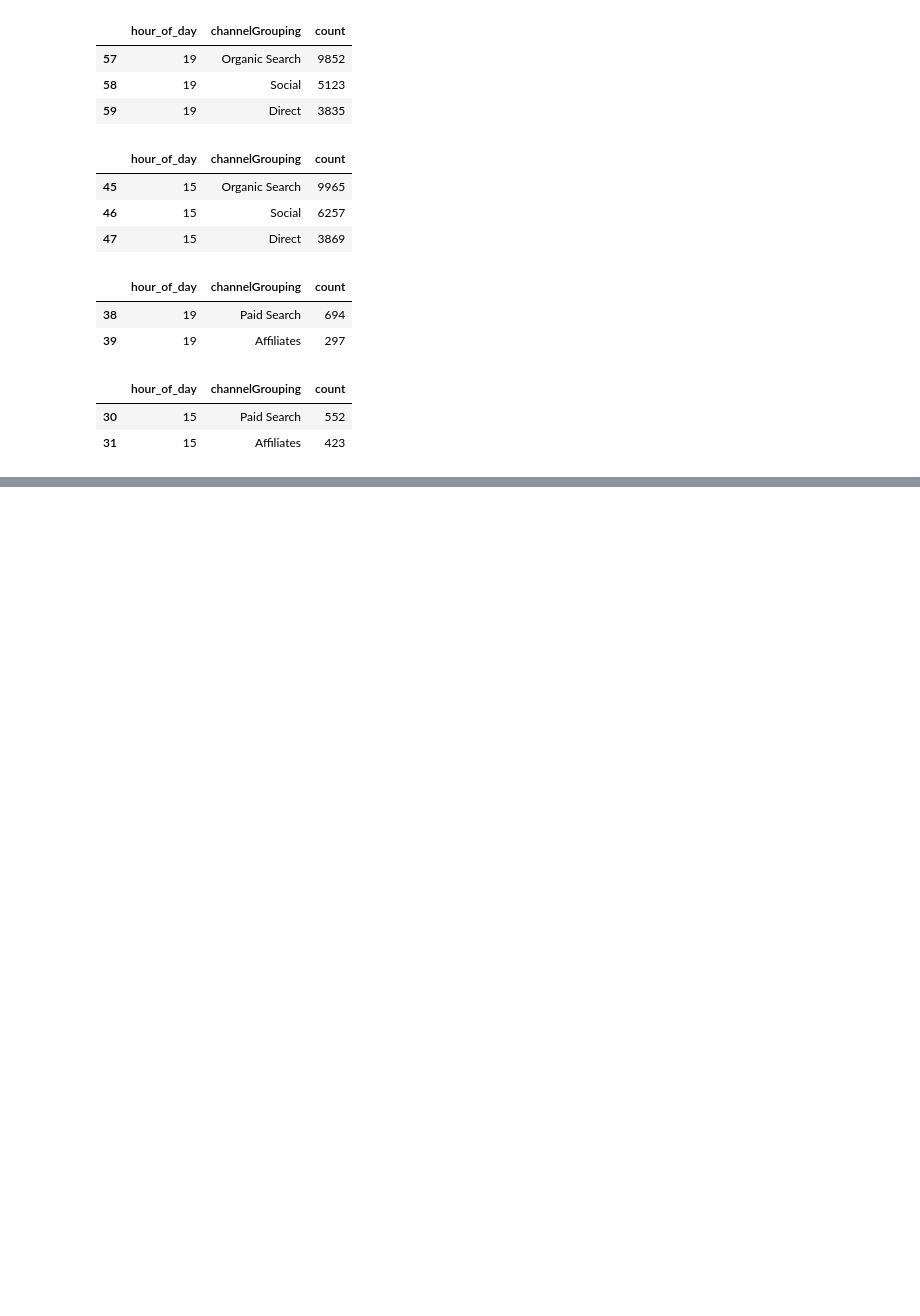
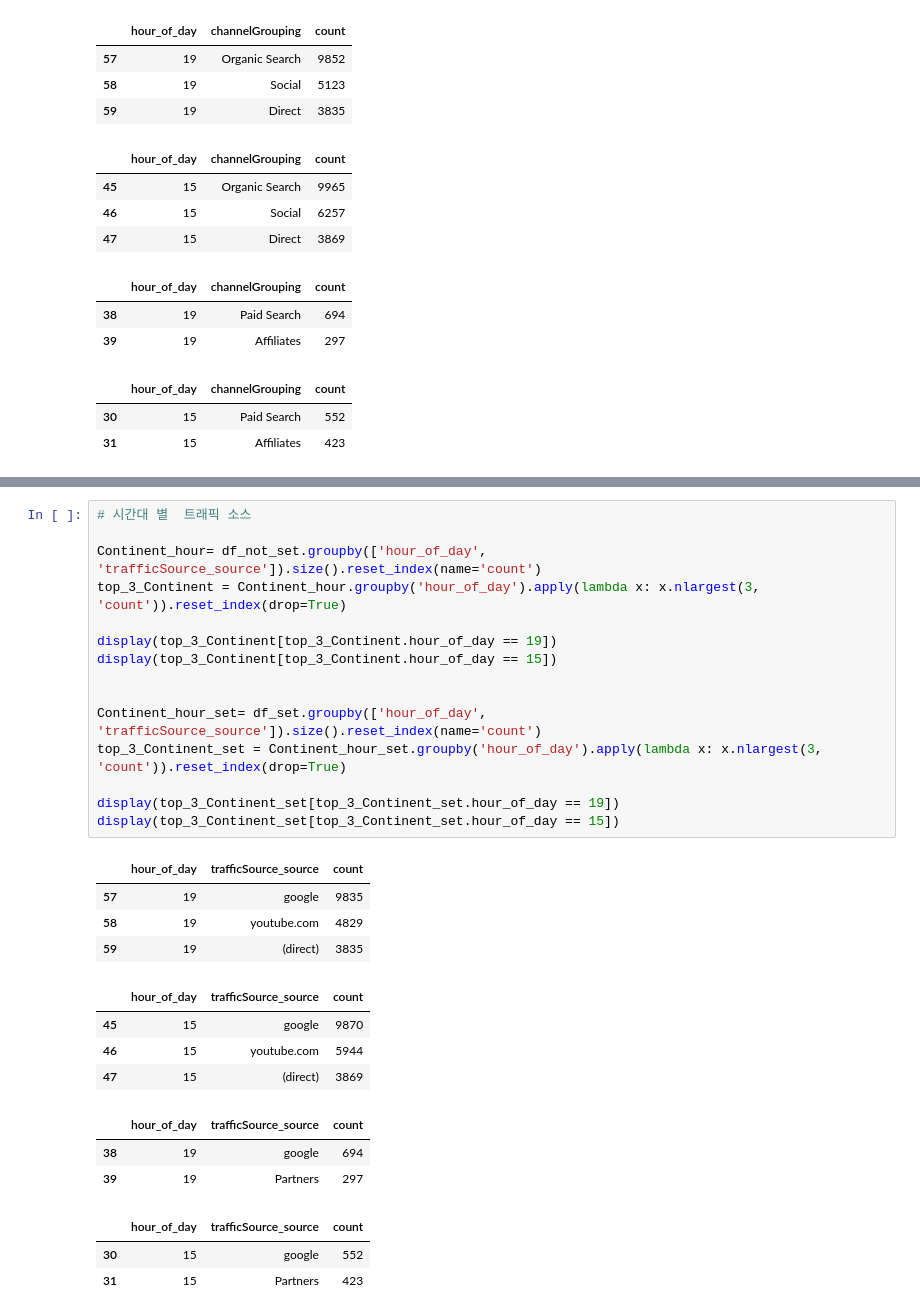
Before and after one commit to eju1019/ipark, a Jupyter notebook: projcet.ipynb, the cells around one changed output, grey strips where cells are left out. Cells and saved outputs as stored; diff of their text form; blank space fills up the shorter version.

```diff
--- a/projcet.ipynb
+++ b/projcet.ipynb
@@ -427,0 +392,30 @@ display(top_2_channels_set[top_2_channels_set.hour_of_day == 15])
+# %%
+# 시간대 별  트래픽 소스
+
+Continent_hour= df_not_set.groupby(['hour_of_day', 'trafficSource_source']).size().reset_index(name='count')
+top_3_Continent = Continent_hour.groupby('hour_of_day').apply(lambda x: x.nlargest(3, 'count')).reset_index(drop=True)
+
+display(top_3_Continent[top_3_Continent.hour_of_day == 19])
+display(top_3_Continent[top_3_Continent.hour_of_day == 15])
+
+
+Continent_hour_set= df_set.groupby(['hour_of_day', 'trafficSource_source']).size().reset_index(name='count')
+top_3_Continent_set = Continent_hour_set.groupby('hour_of_day').apply(lambda x: x.nlargest(3, 'count')).reset_index(drop=True)
+
+display(top_3_Continent_set[top_3_Continent_set.hour_of_day == 19])
+display(top_3_Continent_set[top_3_Continent_set.hour_of_day == 15])
+# %% [output]
+|  | hour_of_day | trafficSource_source | count |
+| 57 | 19 | google | 9835 |
+| 58 | 19 | youtube.com | 4829 |
+| 59 | 19 | (direct) | 3835 |
+|  | hour_of_day | trafficSource_source | count |
+| 45 | 15 | google | 9870 |
+| 46 | 15 | youtube.com | 5944 |
+| 47 | 15 | (direct) | 3869 |
+|  | hour_of_day | trafficSource_source | count |
+| 38 | 19 | google | 694 |
+| 39 | 19 | Partners | 297 |
+|  | hour_of_day | trafficSource_source | count |
+| 30 | 15 | google | 552 |
+| 31 | 15 | Partners | 423 |
```
Also changed, not shown: parts of 3 cells of this notebook.
